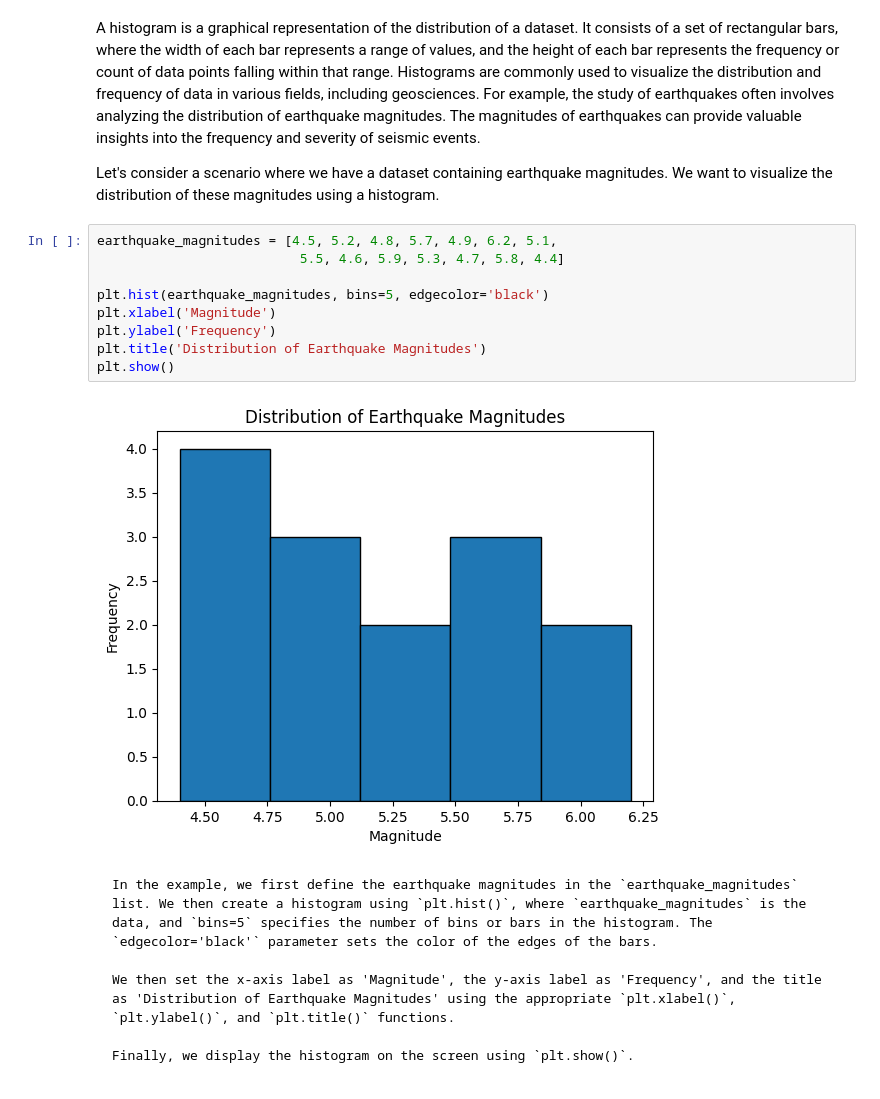
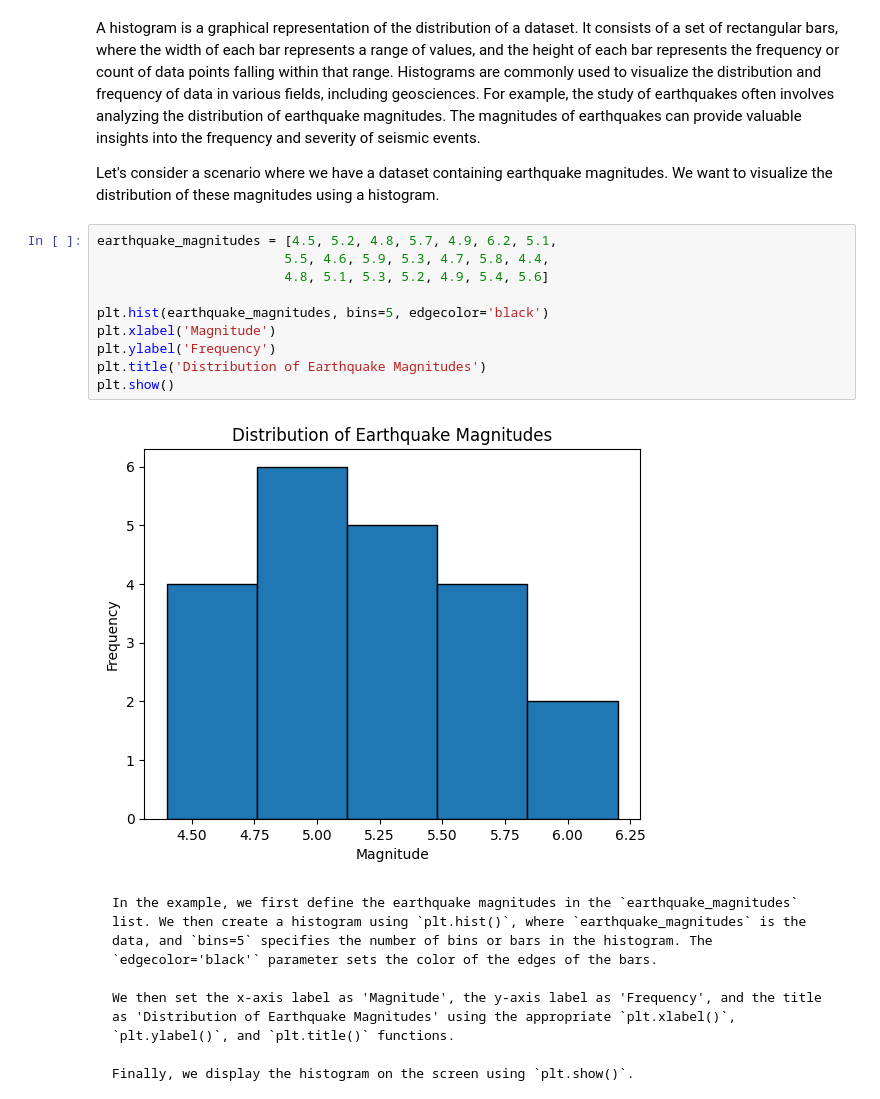
Before and after one commit to TUDelft-CITG/learn-python, a Jupyter notebook: book/07/Theory/01.ipynb, the cells around one changed output. Drawn from its saved outputs; the diff is of its cells as text.

```diff
--- a/book/07/Theory/01.ipynb
+++ b/book/07/Theory/01.ipynb
@@ -134,13 +134,14 @@ A histogram is a graphical representation of the distribution of a dataset. It c
 Let's consider a scenario where we have a dataset containing earthquake magnitudes. We want to visualize the distribution of these magnitudes using a histogram.
 # %%
 earthquake_magnitudes = [4.5, 5.2, 4.8, 5.7, 4.9, 6.2, 5.1,
-                          5.5, 4.6, 5.9, 5.3, 4.7, 5.8, 4.4]
+                        5.5, 4.6, 5.9, 5.3, 4.7, 5.8, 4.4,
+                        4.8, 5.1, 5.3, 5.2, 4.9, 5.4, 5.6]
 
 plt.hist(earthquake_magnitudes, bins=5, edgecolor='black')
 plt.xlabel('Magnitude')
 plt.ylabel('Frequency')
 plt.title('Distribution of Earthquake Magnitudes')
 plt.show()
 # %% [output]
-[figure, old version]
+[figure, new version]
 # %% [markdown]
```
Also changed, not shown: parts of 2 cells of this notebook, 3 other files.
